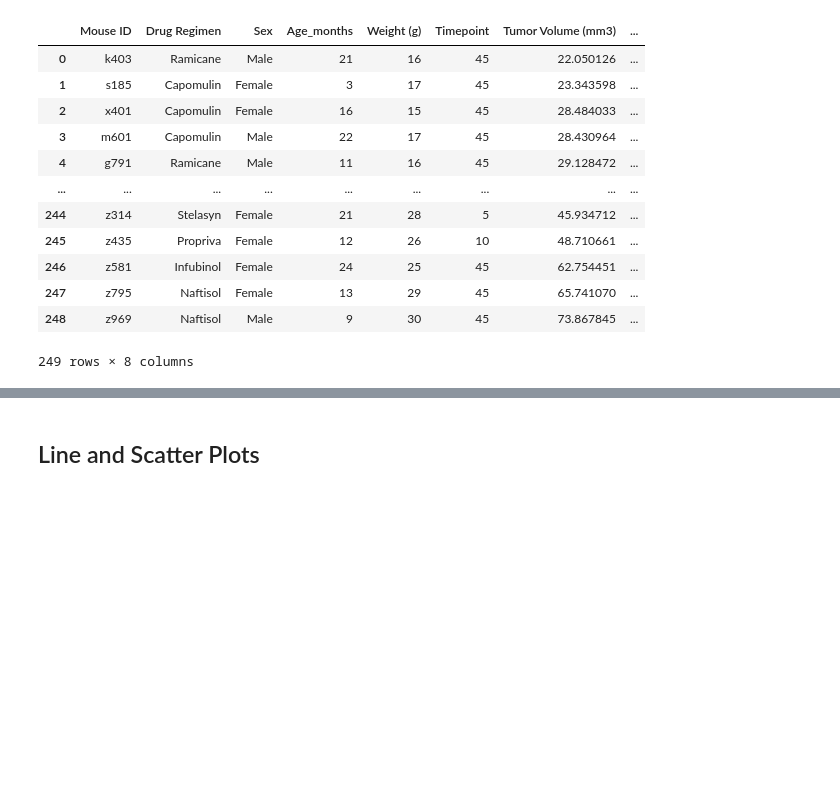
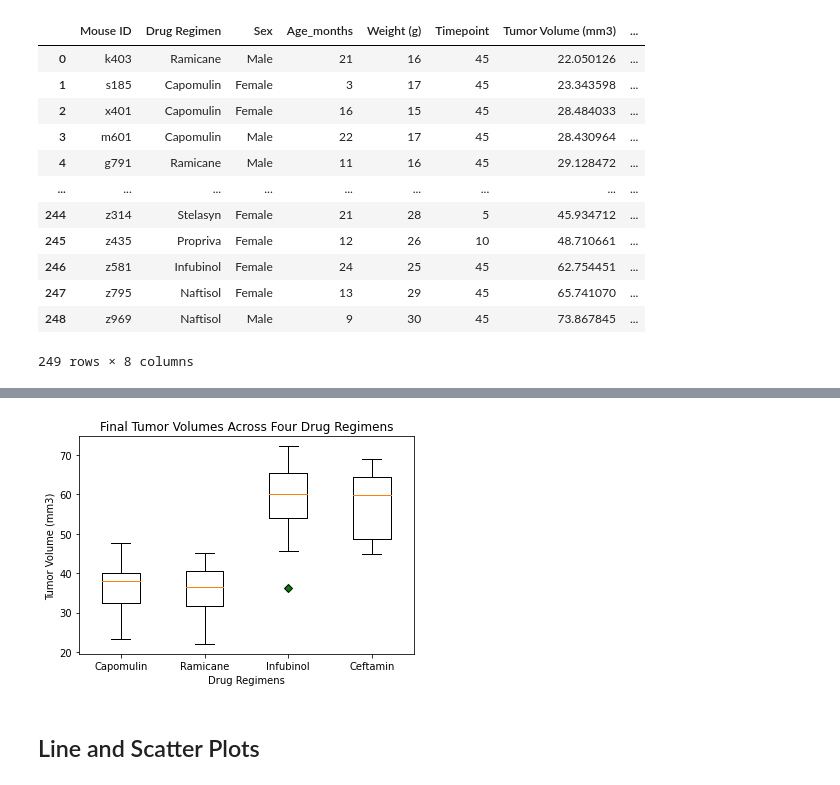
Before and after one commit to tombabjak/matplotlib-homework, a Jupyter notebook: pymaceuticals_starter.ipynb, the cells around one changed output, grey strips where cells are left out. Cells and saved outputs as stored; diff of their text form; code cells hidden in the pictures; blank space fills up the shorter version.

```diff
--- a/pymaceuticals_starter.ipynb
+++ b/pymaceuticals_starter.ipynb
@@ -187,18 +187,36 @@ final_tumor_df
 249 rows × 8 columns
 # %%
 # Put treatments into a list for for loop (and later for plot labels)
+treatments = ['Capomulin', 'Ramicane', 'Infubinol', 'Ceftamin']
 
 # Create empty list to fill with tumor vol data (for plotting)
 tumor_vol_data = []
 
 # Calculate the IQR and quantitatively determine if there are any potential outliers.
-
-
+for treatment in treatments:
 
     # Locate the rows which contain mice on each drug and get the tumor volumes
-
+    drug_rows = final_tumor_df.loc[final_tumor_df["Drug Regimen"] == treatment]
+    tumor_vol_data.append(drug_rows["Tumor Volume (mm3)"])
 
     # add subset
-
+iqr = []
+lower_bounds = []
+upper_bounds = []
+for i in range(len(treatments)):
+    quartiles = tumor_vol_data[i].quantile([0.25,0.5,0.75])
+    quartiles.append(quartiles)
+    lowerq = quartiles[0.25]
+    upperq = quartiles[0.75]
+    iqr.append(upperq - lowerq)
+    lower_bounds.append(lowerq - (1.5*iqr[i]))
+    upper_bounds.append(upperq + (1.5*iqr[i]))
 
     # Determine outliers using upper and lower bounds
+    print(f"Tumor volumes below {round(lower_bounds[i],2)} mm3 and above {round(upper_bounds[i],2)} mm3 could be outliers for {treatments[i]}.")
+
+    # for i in range(len(treatments)):
+    #     rows = final_tumor_df.loc[final_tumor_df["Drug Regimen"] == treatments[i]]
+    #     print(rows.loc[(rows['Tumor Volume (mm3)'] < lower_bounds[i]) | (rows['Tumor Volume (mm3)'] > upper_bounds[i])])
+c326 = final_tumor_df.loc[final_tumor_df["Mouse ID"] == "c326"]
+c326
@@ -205,5 +230,14 @@ tumor_vol_data = []
 # %%
 # Generate a box plot of the final tumor volume of each mouse across four regimens of interest
+fig1, ax1 = plt.subplots()
+ax1.set_title('Final Tumor Volumes Across Four Drug Regimens')
+ax1.set_ylabel('Tumor Volume (mm3)')
+ax1.set_xlabel('Drug Regimens')
+ax1.boxplot(tumor_vol_data, flierprops = dict(markerfacecolor='g', marker='D'))
+ax1.set_xticklabels(treatments)
+plt.show()
+# %% [output]
+[figure, added]
 # %% [markdown]
 ## Line and Scatter Plots
 # %%
```
Also changed, not shown: parts of 6 cells of this notebook.
